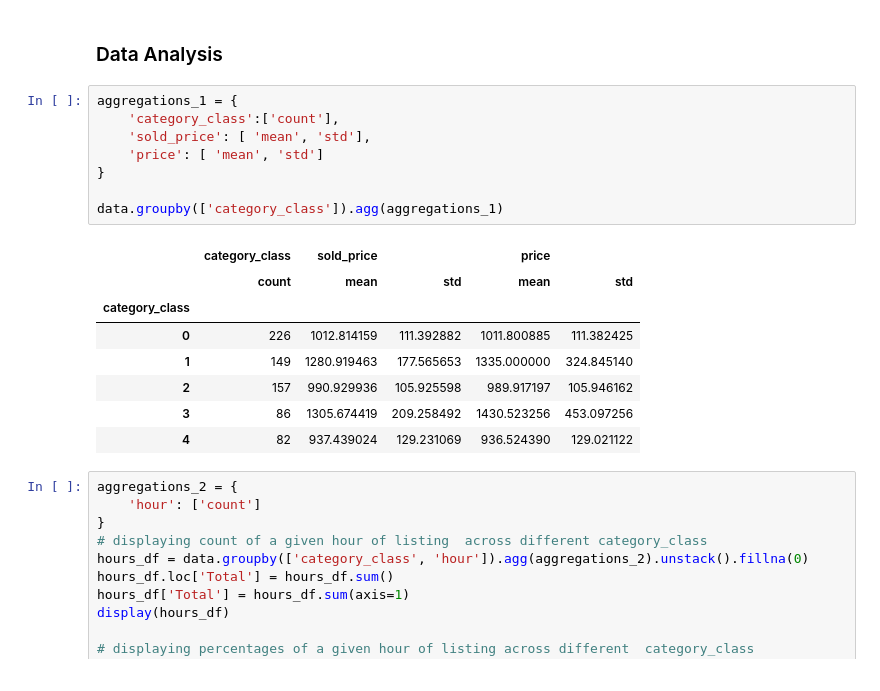
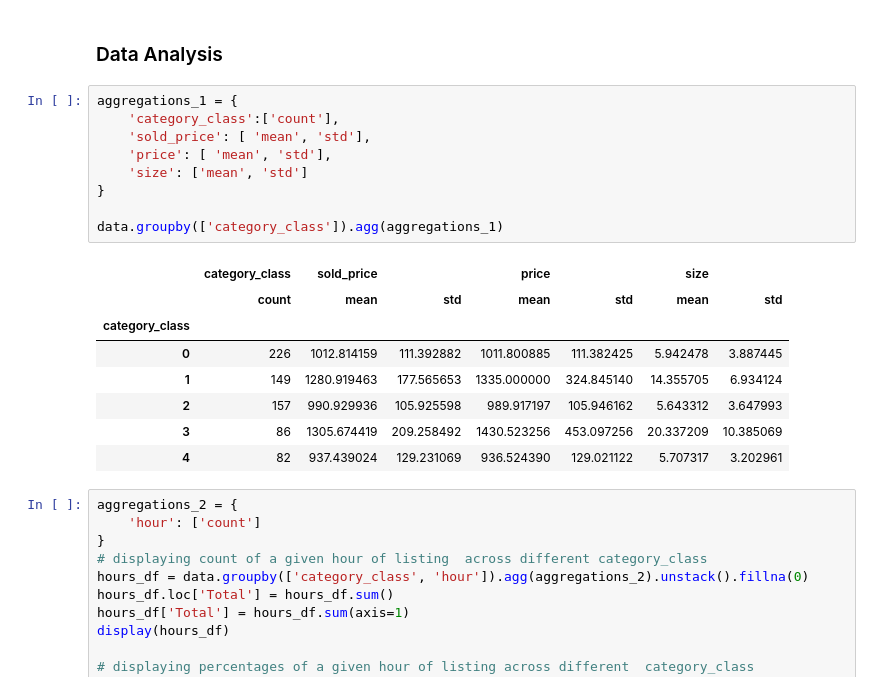
Before and after one commit to sushantMoon/Personal-Development, a Jupyter notebook: Anaconda-Projects/Mercari/Question 4.ipynb, the cells around one changed output. Saved outputs shown, nothing was run; the diff lists cells and outputs as text.

```diff
--- a/Anaconda-Projects/Mercari/Question 4.ipynb
+++ b/Anaconda-Projects/Mercari/Question 4.ipynb
@@ -255,20 +255,21 @@ print(data.shape)
 # %%
 aggregations_1 = {
     'category_class':['count'],
     'sold_price': [ 'mean', 'std'],
-    'price': [ 'mean', 'std']
+    'price': [ 'mean', 'std'],
+    'size': ['mean', 'std']
 }
 
 data.groupby(['category_class']).agg(aggregations_1)
 # %% [output]
-|  | category_class | sold_price |  | price |  |
-|  | count | mean | std | mean | std |
-| category_class |  |  |  |  |  |
-| 0 | 226 | 1012.814159 | 111.392882 | 1011.800885 | 111.382425 |
-| 1 | 149 | 1280.919463 | 177.565653 | 1335.000000 | 324.845140 |
-| 2 | 157 | 990.929936 | 105.925598 | 989.917197 | 105.946162 |
-| 3 | 86 | 1305.674419 | 209.258492 | 1430.523256 | 453.097256 |
-| 4 | 82 | 937.439024 | 129.231069 | 936.524390 | 129.021122 |
+|  | category_class | sold_price |  | price |  | size |  |
+|  | count | mean | std | mean | std | mean | std |
+| category_class |  |  |  |  |  |  |  |
+| 0 | 226 | 1012.814159 | 111.392882 | 1011.800885 | 111.382425 | 5.942478 | 3.887445 |
+| 1 | 149 | 1280.919463 | 177.565653 | 1335.000000 | 324.845140 | 14.355705 | 6.934124 |
+| 2 | 157 | 990.929936 | 105.925598 | 989.917197 | 105.946162 | 5.643312 | 3.647993 |
+| 3 | 86 | 1305.674419 | 209.258492 | 1430.523256 | 453.097256 | 20.337209 | 10.385069 |
+| 4 | 82 | 937.439024 | 129.231069 | 936.524390 | 129.021122 | 5.707317 | 3.202961 |
 # %%
 aggregations_2 = {
     'hour': ['count']
```
Also changed, not shown: parts of 2 cells of this notebook, 4 other files.
